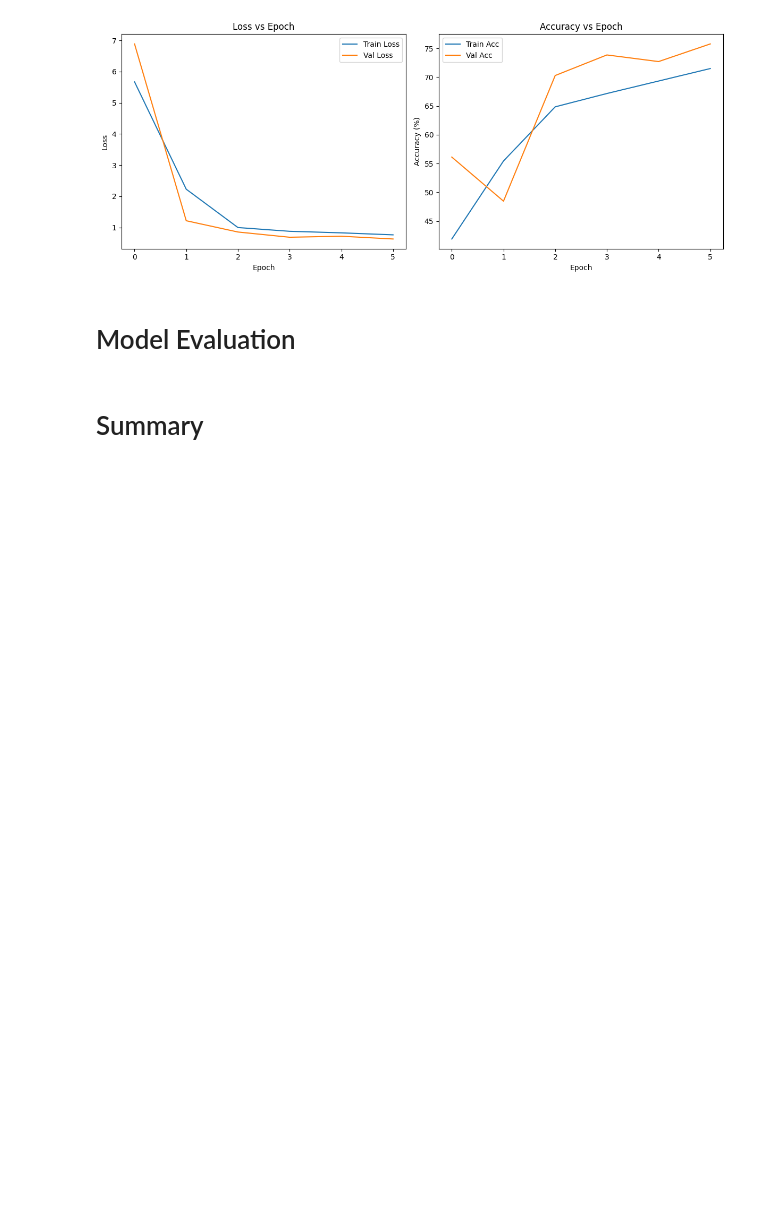
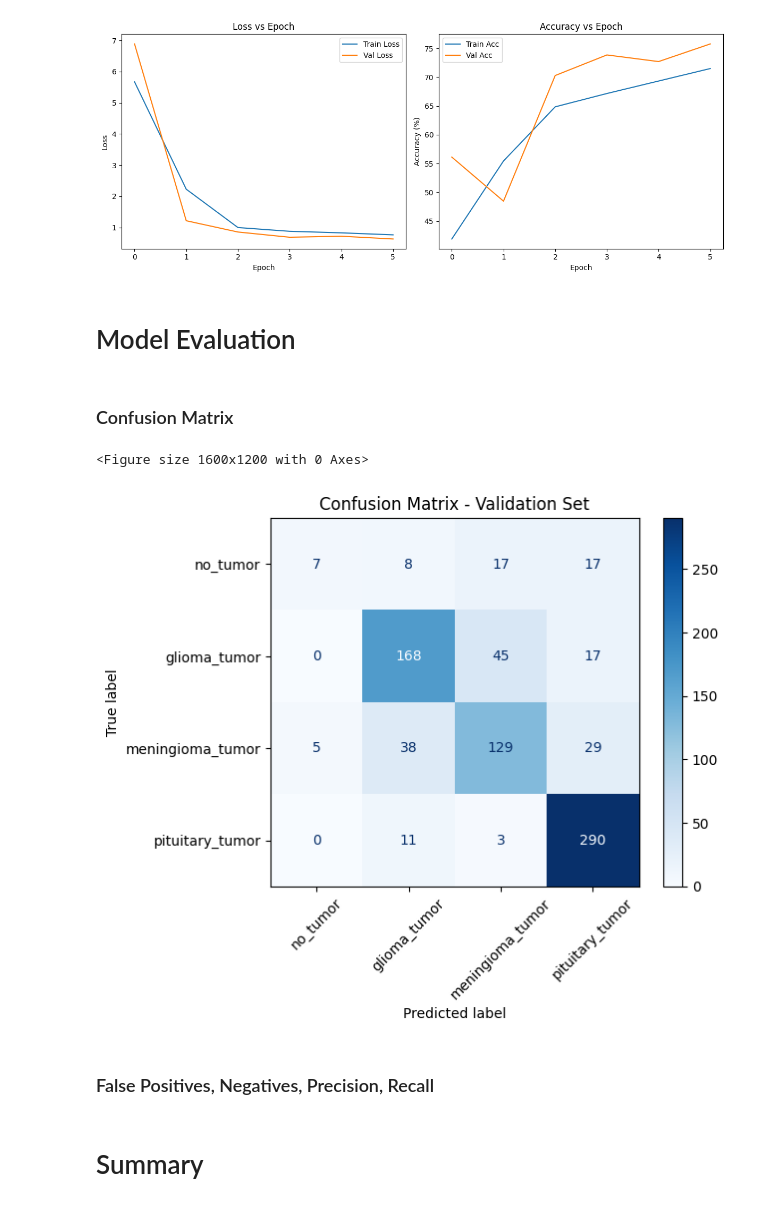
Before and after one commit to zkhechadoorian/mri-brain-tumor-classification, a Jupyter notebook: notebooks/03_train_model.ipynb, the cells around one changed output. Cells and saved outputs as stored; diff of their text form; code cells hidden in the pictures; blank space fills up the shorter version.

Commit message:
feat: add confusion matrix visualization for validation dataset

```diff
--- a/notebooks/03_train_model.ipynb
+++ b/notebooks/03_train_model.ipynb
@@ -345,5 +345,39 @@ plt.show()
 [figure]
 # %% [markdown]
 # Model Evaluation
+# %% [markdown]
+### Confusion Matrix
+# %%
+# create confusion matrix for validation set
+from sklearn.metrics import confusion_matrix, ConfusionMatrixDisplay
+
+model.eval()
+all_labels = []
+all_preds = []
+
+with torch.no_grad():
+    for inputs, labels in valloader:
+        inputs = inputs.to(device)
+        if isinstance(labels[0], str):
+            labels = [classes.index(lbl) for lbl in labels]
+        labels = torch.tensor(labels, dtype=torch.long, device=device)
+        outputs = model(inputs)
+        _, predicted = outputs.max(1)
+        all_labels.extend(labels.cpu().numpy())
+        all_preds.extend(predicted.cpu().numpy())
+
+cm = confusion_matrix(all_labels, all_preds)
+disp = ConfusionMatrixDisplay(confusion_matrix=cm, display_labels=classes)
+# %%
+plt.figure(figsize=(16, 12))
+disp.plot(cmap=plt.cm.Blues)
+plt.title('Confusion Matrix - Validation Set')
+plt.xticks(rotation=45)
+plt.show()
+# %% [output]
+<Figure size 1600x1200 with 0 Axes>
+[figure, added]
+# %% [markdown]
+### False Positives, Negatives, Precision, Recall
 # %% [markdown]
 # Summary
```
